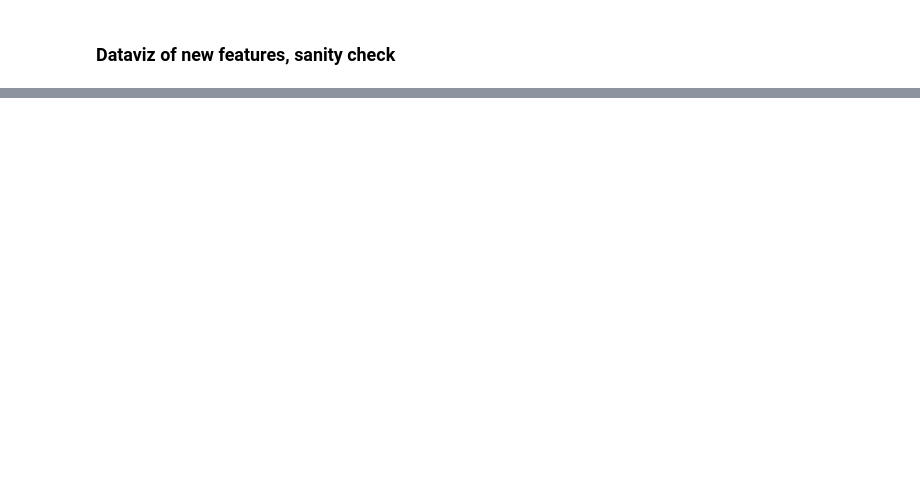
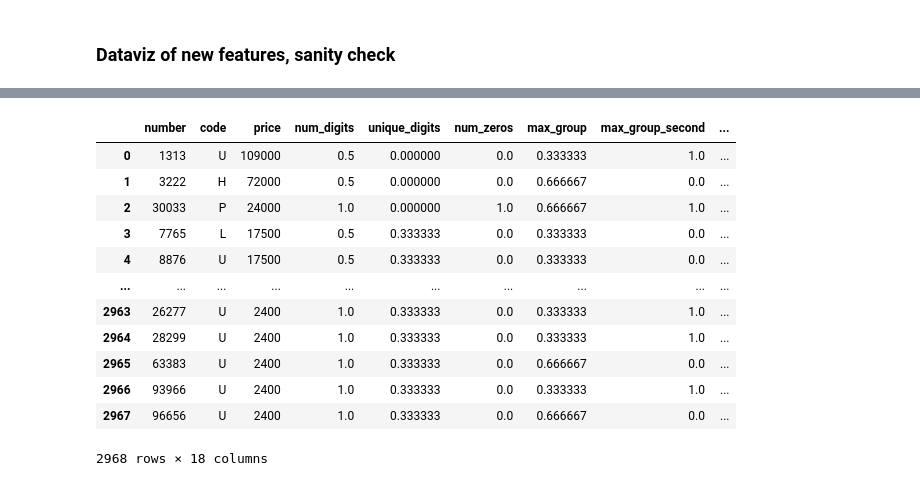
Before and after one commit to FardinAhsan146/DXB-Numberplate-Price-Predictor, a Jupyter notebook: feature_engineering_notebook.ipynb, the cells around one changed output, grey strips where cells are left out. Drawn from its saved outputs; the diff is of its cells as text; code cells hidden in the pictures; blank space fills up the shorter version.

```diff
--- a/feature_engineering_notebook.ipynb
+++ b/feature_engineering_notebook.ipynb
@@ -168,0 +147,5 @@ for word,num in num_dict.items()
+# %%
+# Keep numeric columns to apply transforms to later
+num_cols = df.select_dtypes(include=np.number).columns.tolist()
+num_cols.remove('price')
+num_cols
@@ -168,0 +168,18 @@ for word,num in num_dict.items()
+# %%
+df[num_cols] = MinMaxScaler().fit(df[num_cols]).transform(df[num_cols])
+
+df
+# %% [output]
+|  | number | code | price | num_digits | unique_digits | num_zeros | max_group | max_group_second | ... |
+| 0 | 1313 | U | 109000 | 0.5 | 0.000000 | 0.0 | 0.333333 | 1.0 | ... |
+| 1 | 3222 | H | 72000 | 0.5 | 0.000000 | 0.0 | 0.666667 | 0.0 | ... |
+| 2 | 30033 | P | 24000 | 1.0 | 0.000000 | 1.0 | 0.666667 | 1.0 | ... |
+| 3 | 7765 | L | 17500 | 0.5 | 0.333333 | 0.0 | 0.333333 | 0.0 | ... |
+| 4 | 8876 | U | 17500 | 0.5 | 0.333333 | 0.0 | 0.333333 | 0.0 | ... |
+| ... | ... | ... | ... | ... | ... | ... | ... | ... | ... |
+| 2963 | 26277 | U | 2400 | 1.0 | 0.333333 | 0.0 | 0.333333 | 1.0 | ... |
+| 2964 | 28299 | U | 2400 | 1.0 | 0.333333 | 0.0 | 0.333333 | 1.0 | ... |
+| 2965 | 63383 | U | 2400 | 1.0 | 0.333333 | 0.0 | 0.666667 | 0.0 | ... |
+| 2966 | 93966 | U | 2400 | 1.0 | 0.333333 | 0.0 | 0.333333 | 1.0 | ... |
+| 2967 | 96656 | U | 2400 | 1.0 | 0.333333 | 0.0 | 0.666667 | 0.0 | ... |
+2968 rows × 18 columns
```
Also changed, not shown: parts of 16 cells of this notebook, 1 other file.
